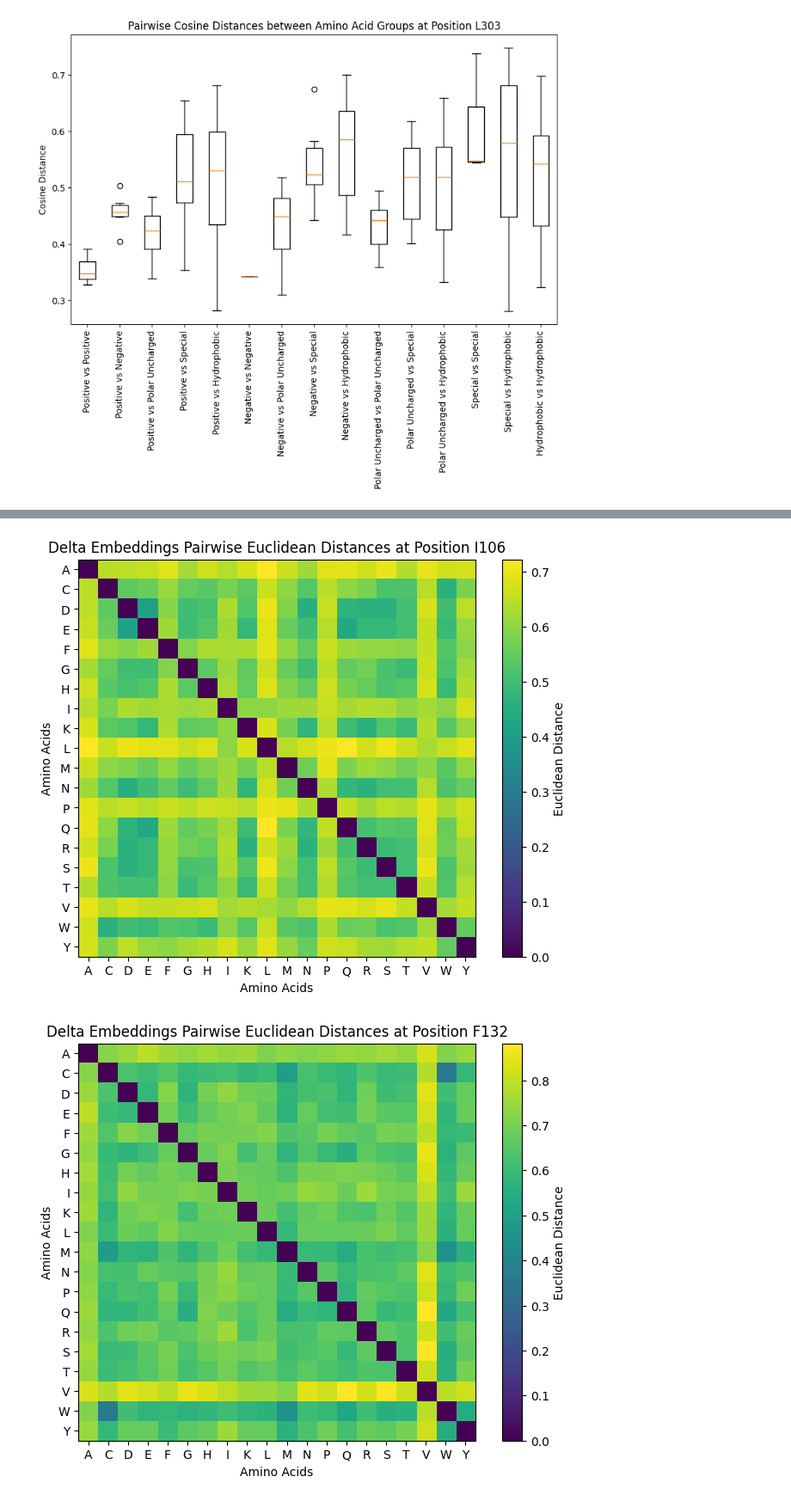
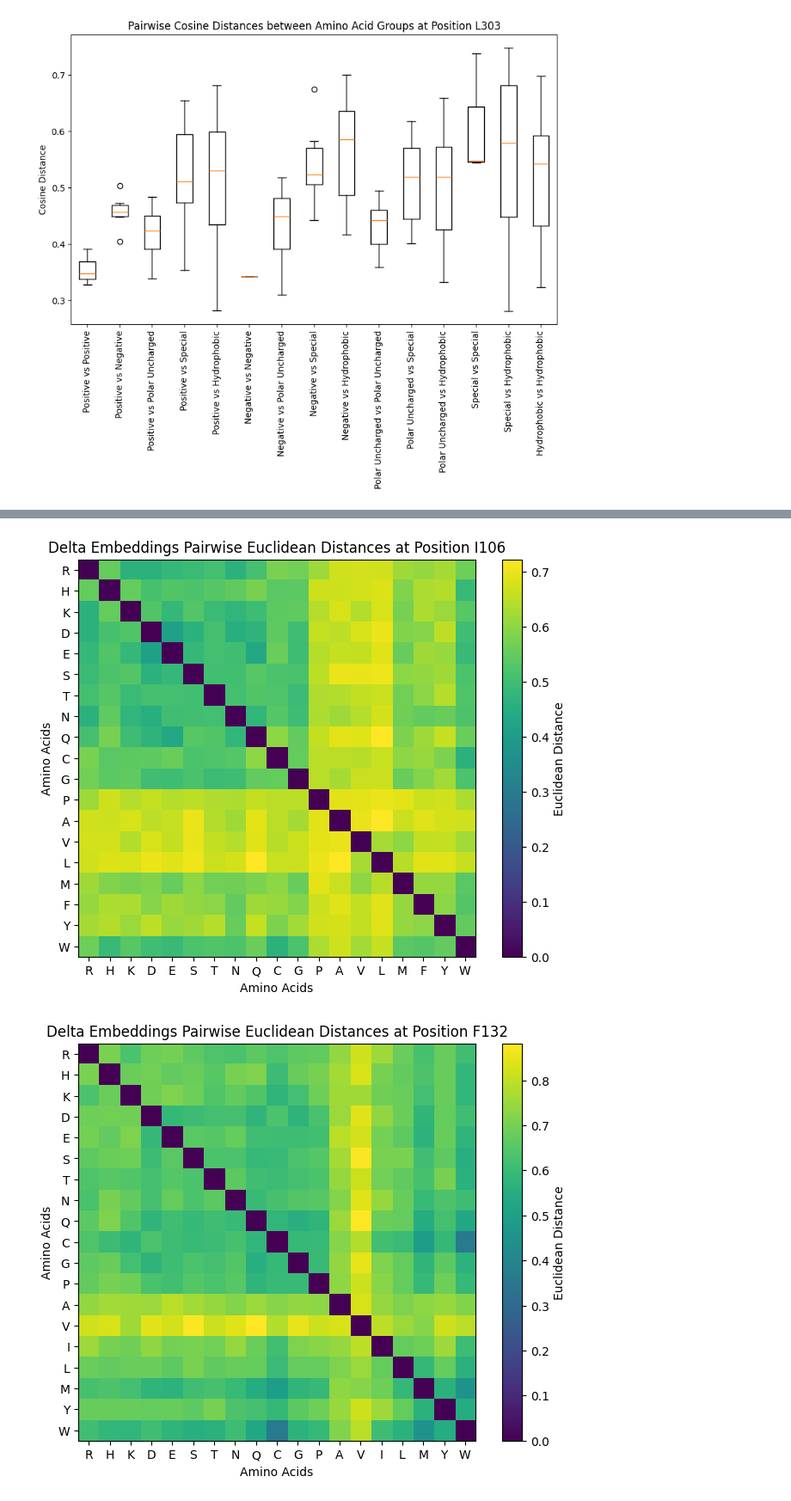
Before and after one commit to omriporat/adaptive_learning, a Jupyter notebook: code/notebooks/distances.ipynb, the cells around one changed output, grey strips where cells are left out. Shown at 86% size. Saved outputs shown, nothing was run; the diff lists cells and outputs as text; code cells hidden in the pictures.

```diff
--- a/code/notebooks/distances.ipynb
+++ b/code/notebooks/distances.ipynb
@@ -63,3 +61,5 @@ for pos_in_df, pos_in_seq in pos_col_pairs:
         row["full_seq"] = row["full_seq"][:pos_in_seq - 1] + aa + row["full_seq"][pos_in_seq:]
         rows.append(row)
     position_specific_datasets[pos_in_df] = pd.DataFrame(rows, index=[aa for aa in amino_acids if aa != pos_in_df[0]])
+
+wt_df = pd.DataFrame([wt_seq])
@@ -87,6 +92,7 @@ position_specific_datasets["I106"]
 plm_init(config["root_path"])
 model = load_model(plm_name=config["plm_name"])
 # %%
+opmode = "mean"
 position_specific_embeddings = {}
 
 with TemporaryDirectory() as temp_dir:
@@ -101,9 +107,24 @@ with TemporaryDirectory() as temp_dir:
             dataset=dataset,
             model=model,
             positions=config["pos_to_use"],
-            opmode="flat"
+            opmode=opmode
         )
         position_specific_embeddings[pos] = embeddings[0]
+
+with TemporaryDirectory() as temp_dir:
+    wt_df.to_csv(os.path.join(temp_dir, "temp_dataset.csv"), index=False)
+    dataset = load_dataset(
+        dataset_path=os.path.join(temp_dir, "temp_dataset.csv"),
+        model=model,
+        cache=False
+    )
+    embeddings = get_embeddings(
+        dataset=dataset,
+        model=model,
+        positions=config["pos_to_use"],
+        opmode=opmode
+    )
+    wt_embedding = embeddings[0][0]
 # %% [output]
 [INFO] Tokenizing sequences, this may take a while
 Processed batch 1/1
@@ -199,3 +246,12 @@ plt.title(f'Pairwise Cosine Distances between Amino Acid Groups at Position {pos
 plt.show()
 # %% [output]
 [figure]
+# %%
+# find delta embedding max distance
+total_max_cos_dist_emb = 0
+for pos, delta_emb in position_specific_embeddings.items():
+    distances = squareform(pdist(delta_emb, metric='cosine'))
+    max_dist = np.max(distances)
+    if max_dist > total_max_cos_dist_emb:
+        total_max_cos_dist_emb = max_dist
+total_max_cos_dist_emb
@@ -202,12 +260,13 @@ plt.show()
 # %%
 # for each position, plot the pairwise distances between amino acid embeddings
-for pos, delta_emb in position_specific_embeddings.items():
-    distances = squareform(pdist(delta_emb, metric='cosine'))
+for pos, emb in position_specific_embeddings.items():
+    distances = squareform(pdist(emb, metric='cosine'))
+    df = position_specific_datasets[pos]
     plt.figure(figsize=(8, 6))
     plt.imshow(distances, cmap='viridis')
     plt.colorbar(label='Cosine Distance')
-    plt.xticks(ticks=range(len(amino_acids)), labels=amino_acids)
-    plt.yticks(ticks=range(len(amino_acids)), labels=amino_acids)
+    plt.xticks(ticks=range(len(df.index)), labels=df.index)
+    plt.yticks(ticks=range(len(df.index)), labels=df.index)
     plt.title(f'Pairwise Cosine Distances at Position {pos}')
     plt.xlabel('Amino Acids')
     plt.ylabel('Amino Acids')
@@ -224,16 +283,17 @@ for pos, delta_emb in position_specific_embeddings.items():
 # %%
 # for each position, plot the pairwise distances between amino acid embeddings
 for pos, delta_emb in position_specific_delta_embeddings.items():
     distances = squareform(pdist(delta_emb, metric='euclidean'))
+    df = position_specific_datasets[pos]
     plt.figure(figsize=(8, 6))
     plt.imshow(distances, cmap='viridis')
     plt.colorbar(label='Euclidean Distance')
-    plt.xticks(ticks=range(len(amino_acids)), labels=amino_acids)
-    plt.yticks(ticks=range(len(amino_acids)), labels=amino_acids)
+    plt.xticks(ticks=range(len(df.index)), labels=df.index)
+    plt.yticks(ticks=range(len(df.index)), labels=df.index)
     plt.title(f'Delta Embeddings Pairwise Euclidean Distances at Position {pos}')
     plt.xlabel('Amino Acids')
     plt.ylabel('Amino Acids')
     plt.show()
 # %% [output]
-[figure, old version]
+[figure, new version]
-[figure, old version]
+[figure, new version]
```
Also changed, not shown: parts of 26 cells of this notebook, 25 other files.
